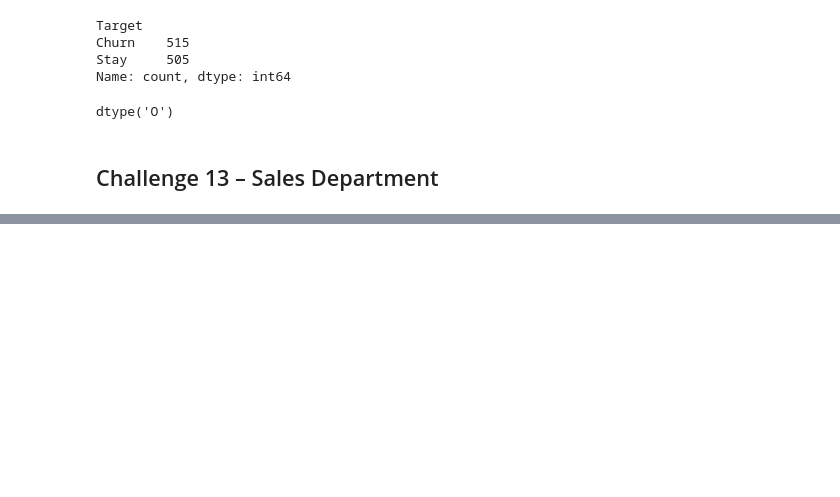
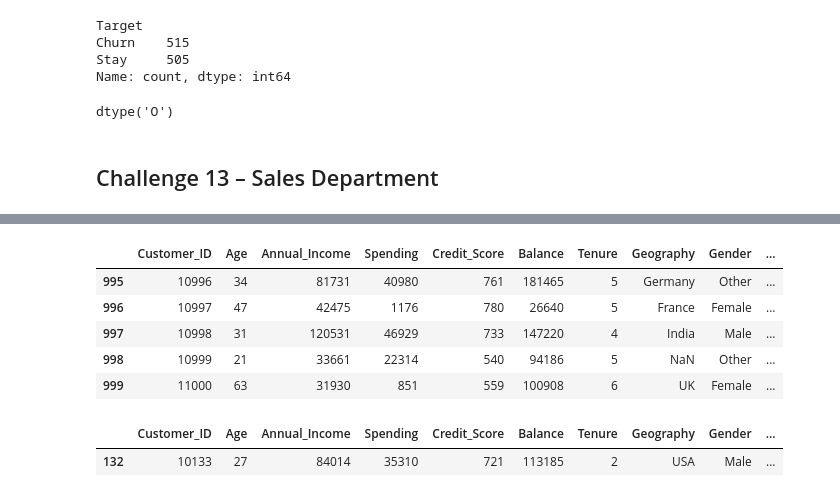
Before and after one commit to yashdeore24/Python_daily_task, a Jupyter notebook: Task_on_pandas_challenges.ipynb, the cells around one changed output, grey strips where cells are left out. Saved outputs shown, nothing was run; the diff lists cells and outputs as text; code cells hidden in the pictures; blank space fills up the shorter version.

```diff
--- a/Task_on_pandas_challenges.ipynb
+++ b/Task_on_pandas_challenges.ipynb
@@ -817,0 +1423,16 @@ df13.sample(20)
+# %%
+# tail
+df20.tail()
+# %% [output]
+|  | Customer_ID | Age | Annual_Income | Spending | Credit_Score | Balance | Tenure | Geography | Gender | ... |
+| 995 | 10996 | 34 | 81731 | 40980 | 761 | 181465 | 5 | Germany | Other | ... |
+| 996 | 10997 | 47 | 42475 | 1176 | 780 | 26640 | 5 | France | Female | ... |
+| 997 | 10998 | 31 | 120531 | 46929 | 733 | 147220 | 4 | India | Male | ... |
+| 998 | 10999 | 21 | 33661 | 22314 | 540 | 94186 | 5 | NaN | Other | ... |
+| 999 | 11000 | 63 | 31930 | 851 | 559 | 100908 | 6 | UK | Female | ... |
+# %%
+# sample
+df20.sample()
+# %% [output]
+|  | Customer_ID | Age | Annual_Income | Spending | Credit_Score | Balance | Tenure | Geography | Gender | ... |
+| 132 | 10133 | 27 | 84014 | 35310 | 721 | 113185 | 2 | USA | Male | ... |
```
Also changed, not shown: parts of 70 cells of this notebook.
